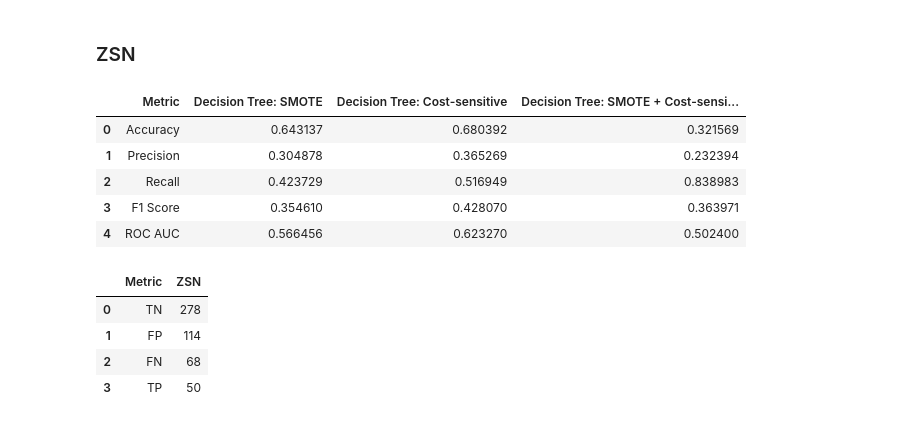
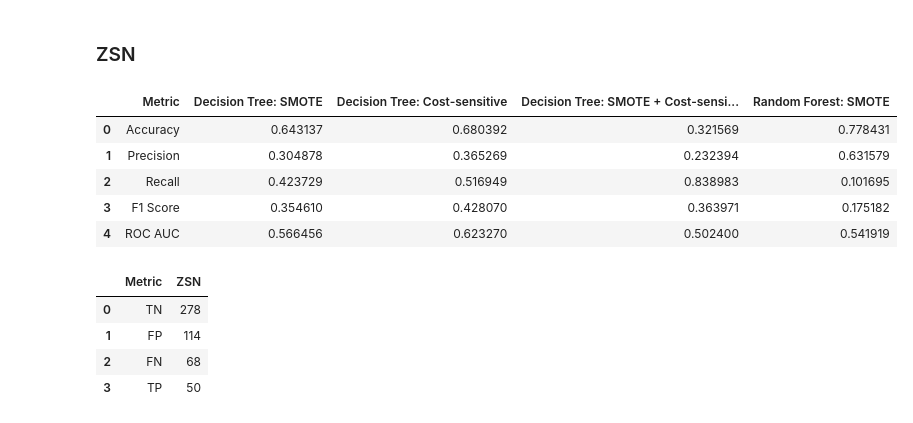
Before and after one commit to danghaidang04/Myocardial_Infraction_Complications_Analysis, a Jupyter notebook: DecisionTree.ipynb, the cells around one changed output. Drawn from its saved outputs; the diff is of its cells as text; code cells hidden in the pictures.

Commit message:
Adding Random forest

```diff
--- a/DecisionTree.ipynb
+++ b/DecisionTree.ipynb
@@ -822,16 +822,16 @@ pipeline = Pipeline(steps=[
 
 # Define the hyperparameters
 param_grid = {
-    'smote__sampling_strategy': [0.5, 0.6, 0.7, 0.8, 0.9, 1.0],
+    'smote__sampling_strategy': [0.5, 0.75, 1.0],
     'model__n_estimators': [25, 50, 75],
-    'model__max_depth': range(3, 10, 1),
-    'model__min_samples_split': range(5, 50, 5),
-    'model__min_samples_leaf': range(10, 40, 5),
+    'model__max_depth': range(6, 10, 1),
+    'model__min_samples_split': range(10, 50, 5),
+    'model__min_samples_leaf': range(5, 20, 5),
     'model__max_features': ['sqrt'],
 }
 
 # Define cross validation method
-cv = StratifiedKFold(n_splits=10, shuffle=True, random_state=0)
+cv = StratifiedKFold(n_splits=5, shuffle=True, random_state=0)
 
 # Define the grid search
 grid_search = GridSearchCV(pipeline, param_grid, cv=cv, scoring='roc_auc')
@@ -852,14 +874,13 @@ Couldn't find program: 'false'
 # %% [markdown]
 #### Test tables
 # %%
-%%script false --no-raise-error
 # Train table example for 5 targets
 best_model = []
 
 # ZSN
 pipeline = Pipeline(steps=[
-    ('smote', SMOTE(random_state=0, sampling_strategy=0.7)),
-    ('model', RandomForestClassifier(random_state=0, n_estimators=200, max_depth=9, max_features='sqrt', min_samples_leaf=10, min_samples_split=25))
+    ('smote', SMOTE(random_state=0, sampling_strategy=0.5)),
+    ('model', RandomForestClassifier(random_state=0, n_estimators=50, max_depth=9, max_features='sqrt', min_samples_leaf=10, min_samples_split=25))
 ])
 pipeline.fit(X_train[0], y_train[0])
 best_model.append(pipeline)
@@ -867,31 +888,31 @@ best_model.append(pipeline)
 # FIBR_PREDS
 pipeline = Pipeline(steps=[
     ('smote', SMOTE(random_state=0, sampling_strategy=0.5)),
-    ('model', RandomForestClassifier(random_state=0, n_estimators=100, max_depth=9, max_features='sqrt', min_samples_leaf=10, min_samples_split=30))
+    ('model', RandomForestClassifier(random_state=0, n_estimators=75, max_depth=9, max_features='sqrt', min_samples_leaf=5, min_samples_split=45))
 ])
 pipeline.fit(X_train[1], y_train[1])
 best_model.append(pipeline)
 
 # P_IM_STEN
 pipeline = Pipeline(steps=[
-    ('smote', SMOTE(random_state=0, sampling_strategy=0.5)),
-    ('model', RandomForestClassifier(random_state=0, n_estimators=100, max_depth=5, max_features='sqrt', min_samples_leaf=30, min_samples_split=10))
+    ('smote', SMOTE(random_state=0, sampling_strategy=0.75)),
+    ('model', RandomForestClassifier(random_state=0, n_estimators=50, max_depth=8, max_features='sqrt', min_samples_leaf=5, min_samples_split=15))
 ])
 pipeline.fit(X_train[2], y_train[2])
 best_model.append(pipeline)
 
 # REC_IM
 pipeline = Pipeline(steps=[
-    ('smote', SMOTE(random_state=0, sampling_strategy=0.5)),
-    ('model', RandomForestClassifier(random_state=0, n_estimators=100, max_depth=7, max_features='sqrt', min_samples_leaf=10, min_samples_split=10))
+    ('smote', SMOTE(random_state=0, sampling_strategy=0.75)),
+    ('model', RandomForestClassifier(random_state=0, n_estimators=25, max_depth=9, max_features='sqrt', min_samples_leaf=5, min_samples_split=10))
 ])
 pipeline.fit(X_train[3], y_train[3])
 best_model.append(pipeline)
 
 # OTEK_LANC
 pipeline = Pipeline(steps=[
-    ('smote', SMOTE(random_state=0, sampling_strategy=0.6)),
-    ('model', RandomForestClassifier(random_state=0, n_estimators=200, max_depth=9, max_features='sqrt', min_samples_leaf=10, min_samples_split=40))
+    ('smote', SMOTE(random_state=0, sampling_strategy=0.5)),
+    ('model', RandomForestClassifier(random_state=0, n_estimators=25, max_depth=9, max_features='sqrt', min_samples_leaf=5, min_samples_split=40))
 ])
 pipeline.fit(X_train[4], y_train[4])
 best_model.append(pipeline)
@@ -957,20 +976,21 @@ Couldn't find program: 'false'
 # %%
 # Decision Tree: SMOTE
 test_zsn = {"Metric": ["Accuracy", "Precision", "Recall", "F1 Score", "ROC AUC"],
                "Decision Tree: SMOTE": test_SMOTE_balanced["ZSN"],
                "Decision Tree: Cost-sensitive": test_cost_sensitive["ZSN"],
-               "Decision Tree: SMOTE + Cost-sensitive": test_SMOTE_cost_sensitive["ZSN"]}
+               "Decision Tree: SMOTE + Cost-sensitive": test_SMOTE_cost_sensitive["ZSN"],
+                "Random Forest: SMOTE": test_RF["ZSN"]}
 test_zsn = pd.DataFrame(test_zsn)
-test_zsn.columns = ["Metric", "Decision Tree: SMOTE", "Decision Tree: Cost-sensitive", "Decision Tree: SMOTE + Cost-sensitive"]
+test_zsn.columns = ["Metric", "Decision Tree: SMOTE", "Decision Tree: Cost-sensitive", "Decision Tree: SMOTE + Cost-sensitive", "Random Forest: SMOTE"]
 
 test_zsn
 # %% [output]
-|  | Metric | Decision Tree: SMOTE | Decision Tree: Cost-sensitive | Decision Tree: SMOTE + Cost-sensi... |
-| 0 | Accuracy | 0.643137 | 0.680392 | 0.321569 |
-| 1 | Precision | 0.304878 | 0.365269 | 0.232394 |
-| 2 | Recall | 0.423729 | 0.516949 | 0.838983 |
-| 3 | F1 Score | 0.354610 | 0.428070 | 0.363971 |
-| 4 | ROC AUC | 0.566456 | 0.623270 | 0.502400 |
+|  | Metric | Decision Tree: SMOTE | Decision Tree: Cost-sensitive | Decision Tree: SMOTE + Cost-sensi... | Random Forest: SMOTE |
+| 0 | Accuracy | 0.643137 | 0.680392 | 0.321569 | 0.778431 |
+| 1 | Precision | 0.304878 | 0.365269 | 0.232394 | 0.631579 |
+| 2 | Recall | 0.423729 | 0.516949 | 0.838983 | 0.101695 |
+| 3 | F1 Score | 0.354610 | 0.428070 | 0.363971 | 0.175182 |
+| 4 | ROC AUC | 0.566456 | 0.623270 | 0.502400 | 0.541919 |
 # %%
 # Confusion matrix
 test_SMOTE_balanced_conf[["Metric", "ZSN"]]
```
Also changed, not shown: parts of 13 cells of this notebook.
